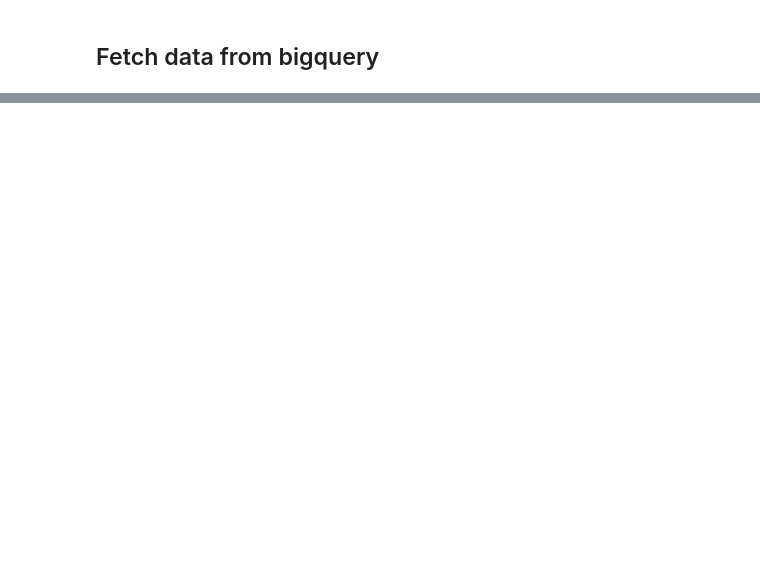
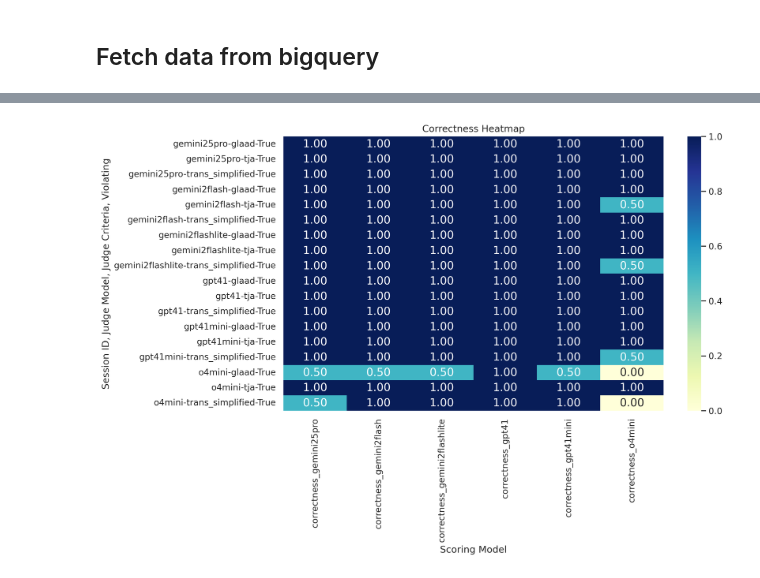
Before and after one commit to qut-dmrc/buttermilk, a Jupyter notebook: examples/tja_scores.ipynb, the cells around one changed output, grey strips where cells are left out. Drawn from its saved outputs; the diff is of its cells as text; code cells hidden in the pictures; blank space fills up the shorter version.

```diff
--- a/examples/tja_scores.ipynb
+++ b/examples/tja_scores.ipynb
@@ -20,3 +46,0 @@ df = bm.run_query(sql, return_df=True)
-# %%
-sql = """SELECT * FROM `dmrc-analysis.toxicity.step_extracted`"""
-df = bm.run_query(sql)
@@ -27,0 +47,5 @@ Job ID: 30bf611b-c047-4fbf-8865-822f6576d0e3
+# %%
+df = df.set_index(["session_id", "record_id", "judge", "judge_model", "judge_criteria"])
+df = df.xs("agony_of_page", level="record_id")
+df = df[df["timestamp"] > "2025-05-13"]
+df.info()
@@ -27,0 +115,23 @@ Job ID: 30bf611b-c047-4fbf-8865-822f6576d0e3
+# %%
+import seaborn as sns
+import matplotlib.pyplot as plt
+
+df_plot = df.pivot_table(
+    index=["judge_model", "judge_criteria", "violating"],
+    columns=["scoring_model"],
+    values=["correctness"],
+)
+
+# Flatten the multi-level column index for better readability
+df_plot.columns = ["_".join(col).strip() for col in df_plot.columns.values]
+
+# Create the heatmap
+plt.figure(figsize=(12, 8))  # Adjust figure size as needed
+sns.heatmap(df_plot, annot=True, cmap="YlGnBu", fmt=".2f")  # annot displays values, cmap sets color scheme
+plt.title("Correctness Heatmap")
+plt.xlabel("Scoring Model")
+plt.ylabel("Session ID, Judge Model, Judge Criteria, Violating")
+plt.tight_layout()  # Adjust layout to prevent labels from overlapping
+plt.show()
+# %% [output]
+[figure, added]
```
Also changed, not shown: parts of 9 cells of this notebook.
